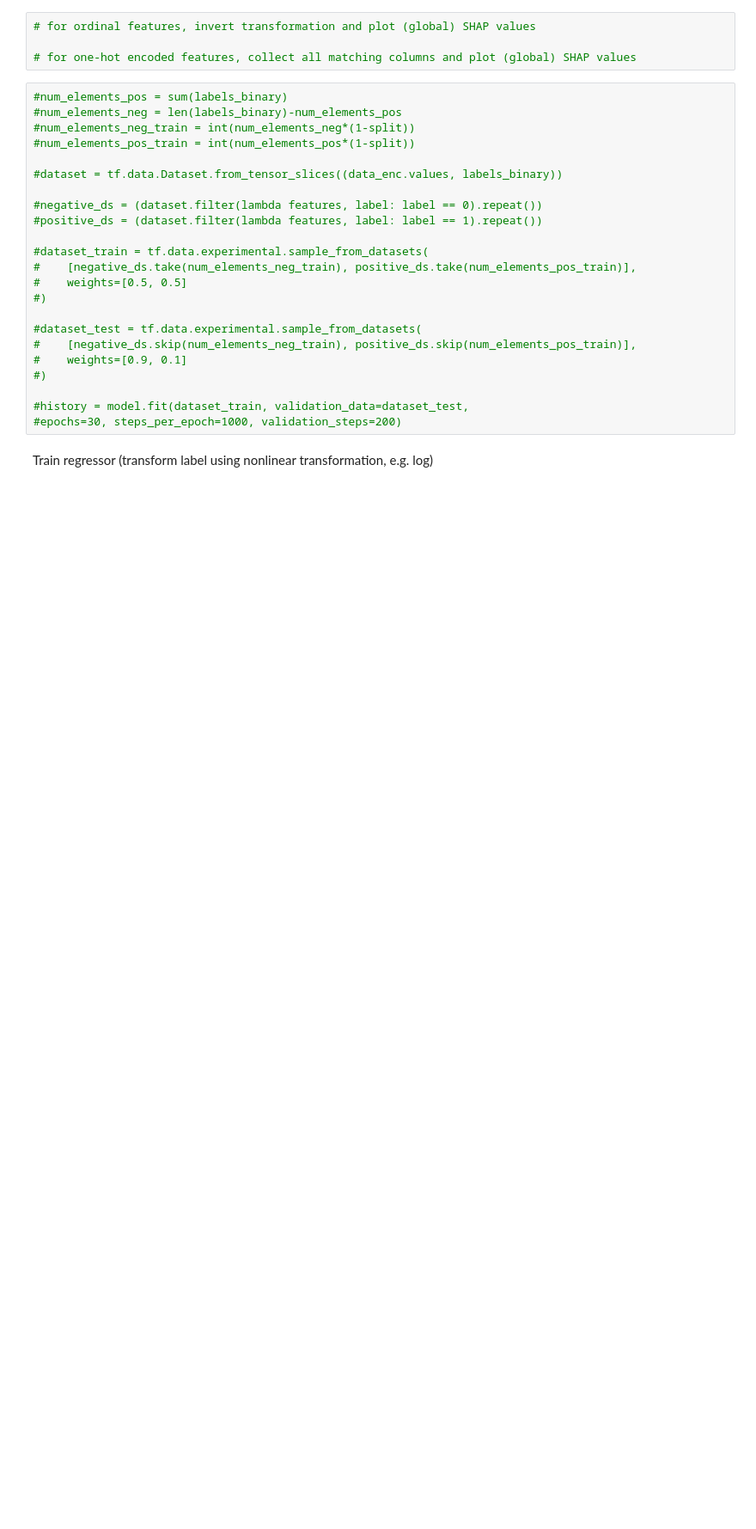
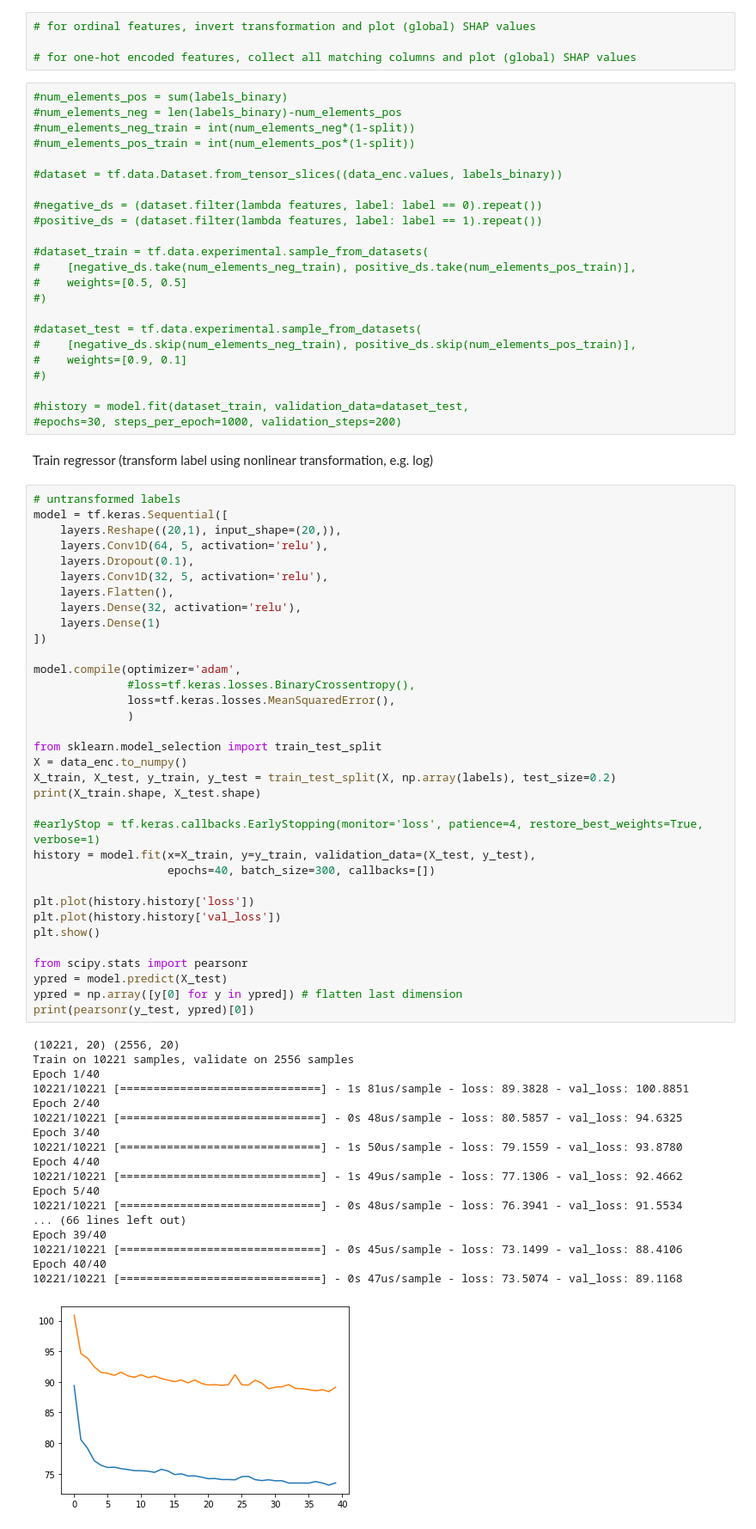
Before and after one commit to florianst/datascience_side, a Jupyter notebook: radon.ipynb, the cells around one changed output. Shown at 86% size. Drawn from its saved outputs; the diff is of its cells as text; blank space fills up the shorter version.

```diff
--- a/radon.ipynb
+++ b/radon.ipynb
@@ -269,3 +287,56 @@ shap.force_plot(explainer.expected_value.numpy(), shap_values[0][0], X_test[0],
 #epochs=30, steps_per_epoch=1000, validation_steps=200)
 # %% [markdown]
 Train regressor (transform label using nonlinear transformation, e.g. log)
+# %%
+# untransformed labels
+model = tf.keras.Sequential([
+    layers.Reshape((20,1), input_shape=(20,)),
+    layers.Conv1D(64, 5, activation='relu'),
+    layers.Dropout(0.1),
+    layers.Conv1D(32, 5, activation='relu'),
+    layers.Flatten(),
+    layers.Dense(32, activation='relu'),
+    layers.Dense(1)
+])
+
+model.compile(optimizer='adam',
+              #loss=tf.keras.losses.BinaryCrossentropy(),
+              loss=tf.keras.losses.MeanSquaredError(),
+              )
+
+from sklearn.model_selection import train_test_split
+X = data_enc.to_numpy()
+X_train, X_test, y_train, y_test = train_test_split(X, np.array(labels), test_size=0.2)
+print(X_train.shape, X_test.shape)
+
+#earlyStop = tf.keras.callbacks.EarlyStopping(monitor='loss', patience=4, restore_best_weights=True, verbose=1)
+history = model.fit(x=X_train, y=y_train, validation_data=(X_test, y_test),
+                    epochs=40, batch_size=300, callbacks=[])
+
+plt.plot(history.history['loss'])
+plt.plot(history.history['val_loss'])
+plt.show()
+
+from scipy.stats import pearsonr
+ypred = model.predict(X_test)
+ypred = np.array([y[0] for y in ypred]) # flatten last dimension
+print(pearsonr(y_test, ypred)[0])
+# %% [output]
+(10221, 20) (2556, 20)
+Train on 10221 samples, validate on 2556 samples
+Epoch 1/40
+10221/10221 [==============================] - 1s 81us/sample - loss: 89.3828 - val_loss: 100.8851
+Epoch 2/40
+10221/10221 [==============================] - 0s 48us/sample - loss: 80.5857 - val_loss: 94.6325
+Epoch 3/40
+10221/10221 [==============================] - 1s 50us/sample - loss: 79.1559 - val_loss: 93.8780
+Epoch 4/40
+10221/10221 [==============================] - 1s 49us/sample - loss: 77.1306 - val_loss: 92.4662
+Epoch 5/40
+10221/10221 [==============================] - 0s 48us/sample - loss: 76.3941 - val_loss: 91.5534
+... (66 lines left out)
+Epoch 39/40
+10221/10221 [==============================] - 0s 45us/sample - loss: 73.1499 - val_loss: 88.4106
+Epoch 40/40
+10221/10221 [==============================] - 0s 47us/sample - loss: 73.5074 - val_loss: 89.1168
+[figure, added]
```
Also changed, not shown: parts of 8 cells of this notebook.
